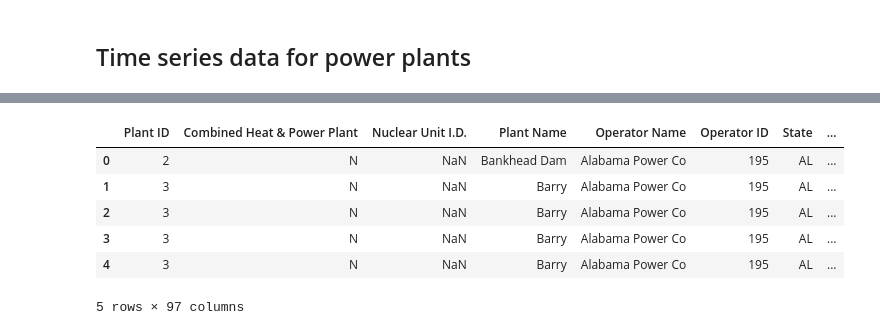
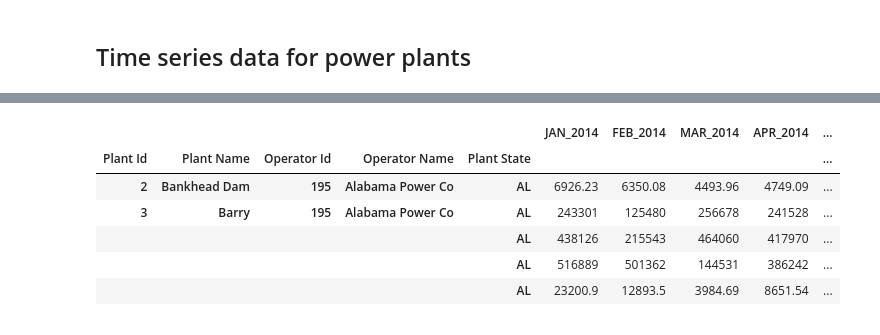
Before and after one commit to xingliuUT/battery_planner, a Jupyter notebook: import_data.ipynb, the cells around one changed output, grey strips where cells are left out. Saved outputs shown, nothing was run; the diff lists cells and outputs as text; code cells hidden in the pictures.

Commit message:
feat: put data into clean format w/ month as cols

```diff
--- a/import_data.ipynb
+++ b/import_data.ipynb
@@ -49,2 +13,0 @@ df_eia923_y2017.head()
-# %%
-drop_row_ind = df_eia923_y2017.loc[:, 'Operator Id'] == 99999
@@ -59,2 +13,0 @@ df_test = df_eia923_y2017.set_index(['Plant Id', 'Plant Name', 'Operator Id'])
-# %%
-col_ind = [i for i in df_test.columns if 'Netgen' in i]
@@ -338,0 +95,16 @@ Wall time: 4 s
+# %%
+def clean_by_year(raw_df, year_str, delim = '\n', state_col = 'Plant State'):
+    # Set columns to be single level
+    raw_df.columns = raw_df.columns.get_level_values(1)
+    # Drop the rows that don't correspond to a specific operator
+    drop_row_ind = raw_df.loc[:, 'Operator Id'] == 99999
+    df = raw_df.loc[~drop_row_ind, :]
+    # Use plant's & operator's id and name as row index
+    df = df.set_index(['Plant Id', 'Plant Name', 'Operator Id', 'Operator Name', state_col])
+    # Select columns that contains generation
+    col_ind = [i for i in df.columns if 'Netgen' in i]
+    df = df.loc[:, col_ind]
+    # Rename columns to append year
+    col_new_name = [i.split(delim)[1][:3].upper() + '_' + year_str for i in df.columns]
+    df.columns = col_new_name
+    return df
@@ -339,10 +153,12 @@ Wall time: 4 s
+# %%
+df2014_new = clean_by_year(df_eia923_y2014, '2014')
 # %%
-df_eia923_y2007.head()
+df2014_new.head()
 # %% [output]
-|  | Plant ID | Combined Heat & Power Plant | Nuclear Unit I.D. | Plant Name | Operator Name | Operator ID | State | ... |
-| 0 | 2 | N | NaN | Bankhead Dam | Alabama Power Co | 195 | AL | ... |
-| 1 | 3 | N | NaN | Barry | Alabama Power Co | 195 | AL | ... |
-| 2 | 3 | N | NaN | Barry | Alabama Power Co | 195 | AL | ... |
-| 3 | 3 | N | NaN | Barry | Alabama Power Co | 195 | AL | ... |
-| 4 | 3 | N | NaN | Barry | Alabama Power Co | 195 | AL | ... |
+|  |  |  |  |  | JAN_2014 | FEB_2014 | MAR_2014 | APR_2014 | ... |
+| Plant Id | Plant Name | Operator Id | Operator Name | Plant State |  |  |  |  | ... |
+| 2 | Bankhead Dam | 195 | Alabama Power Co | AL | 6926.23 | 6350.08 | 4493.96 | 4749.09 | ... |
+| 3 | Barry | 195 | Alabama Power Co | AL | 243301 | 125480 | 256678 | 241528 | ... |
+|  |  |  |  | AL | 438126 | 215543 | 464060 | 417970 | ... |
+|  |  |  |  | AL | 516889 | 501362 | 144531 | 386242 | ... |
+|  |  |  |  | AL | 23200.9 | 12893.5 | 3984.69 | 8651.54 | ... |
-5 rows × 97 columns
```
Also changed, not shown: parts of 65 cells of this notebook.
